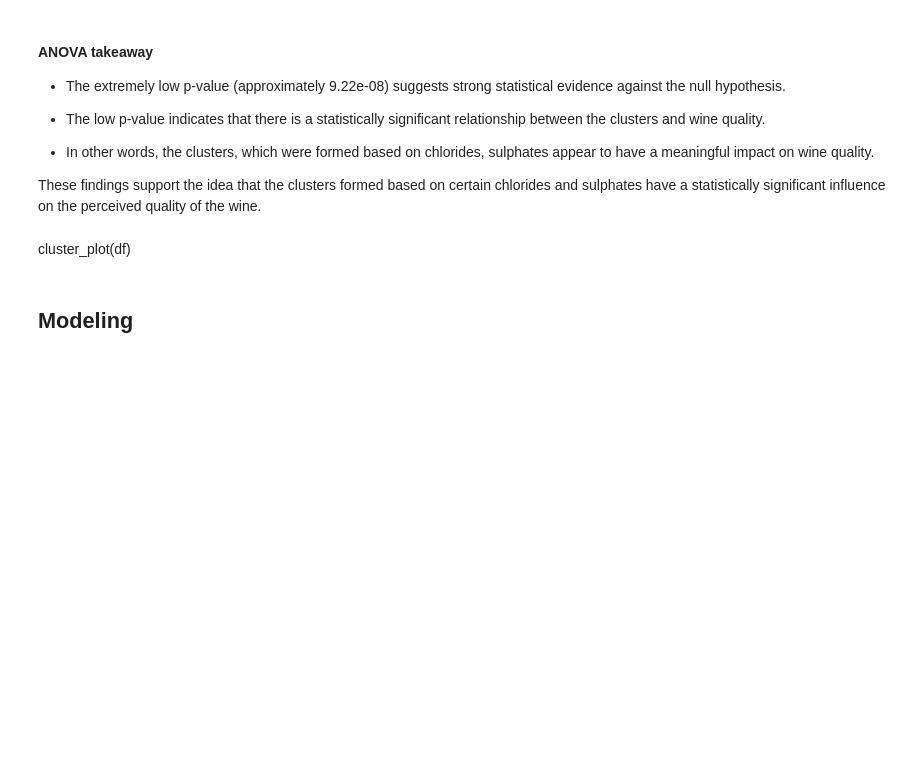
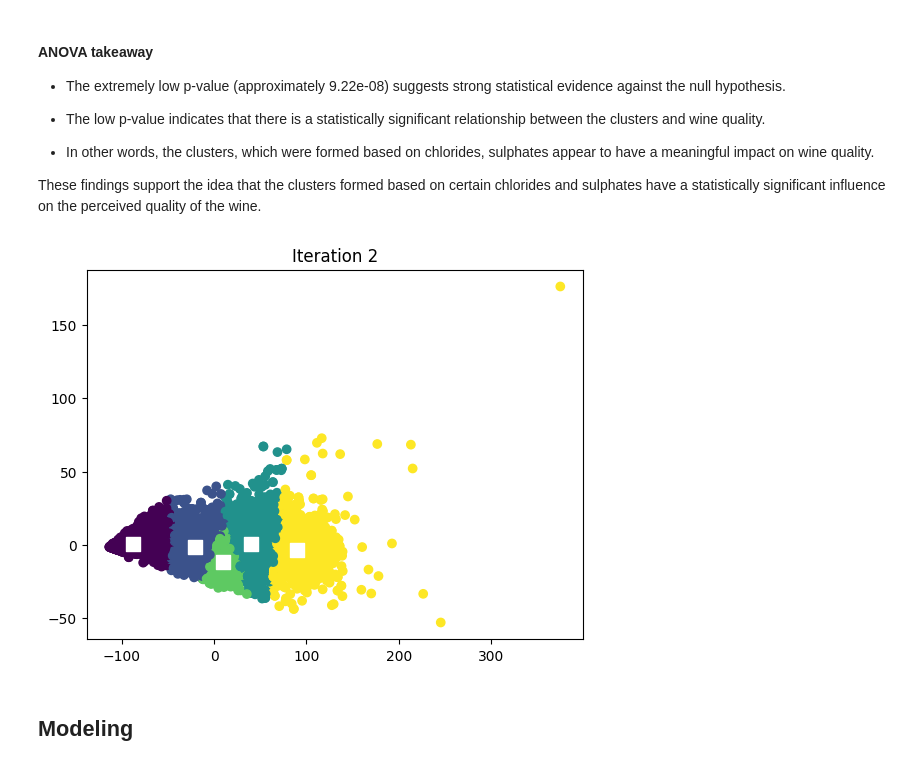
Before and after one commit to Theo-and-Adam/clustering_project, a Jupyter notebook: final_report.ipynb, the cells around one changed output. Cells and saved outputs as stored; diff of their text form; code cells hidden in the pictures; blank space fills up the shorter version.

Commit message:
cluster plot

```diff
--- a/final_report.ipynb
+++ b/final_report.ipynb
@@ -353,8 +353,10 @@ These observations provide insights into how the quality of wines is distributed
 - In other words, the clusters, which were formed based on chlorides, sulphates appear to have a meaningful impact on wine quality.
 
 These findings support the idea that the clusters formed based on certain chlorides and sulphates have a statistically significant influence on the perceived quality of the wine.
-# %% [markdown]
-cluster_plot(df)
+# %%
+cluster_plot(df)
+# %% [output]
+[figure, added]
 # %% [markdown]
 ## Modeling
 # %% [markdown]
```
